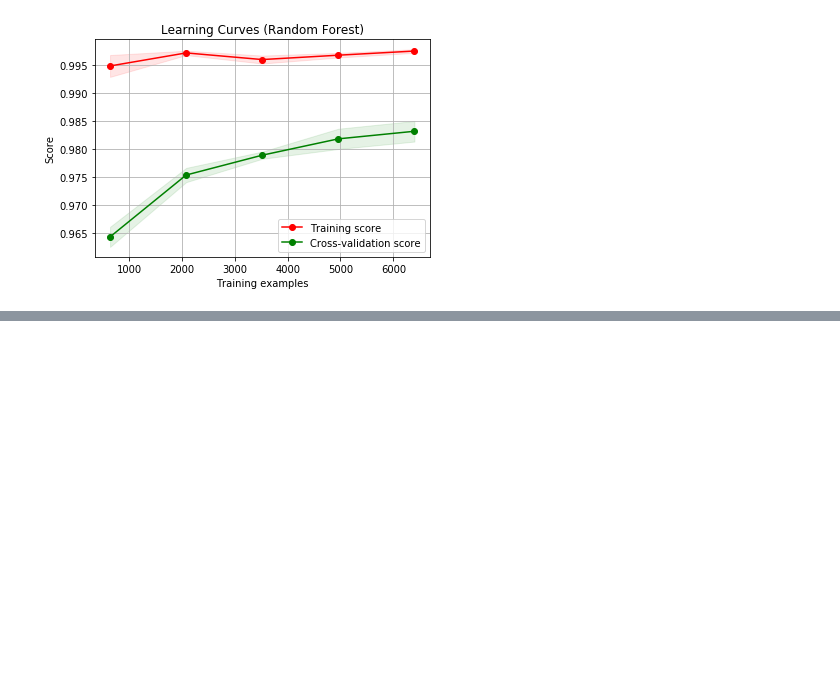
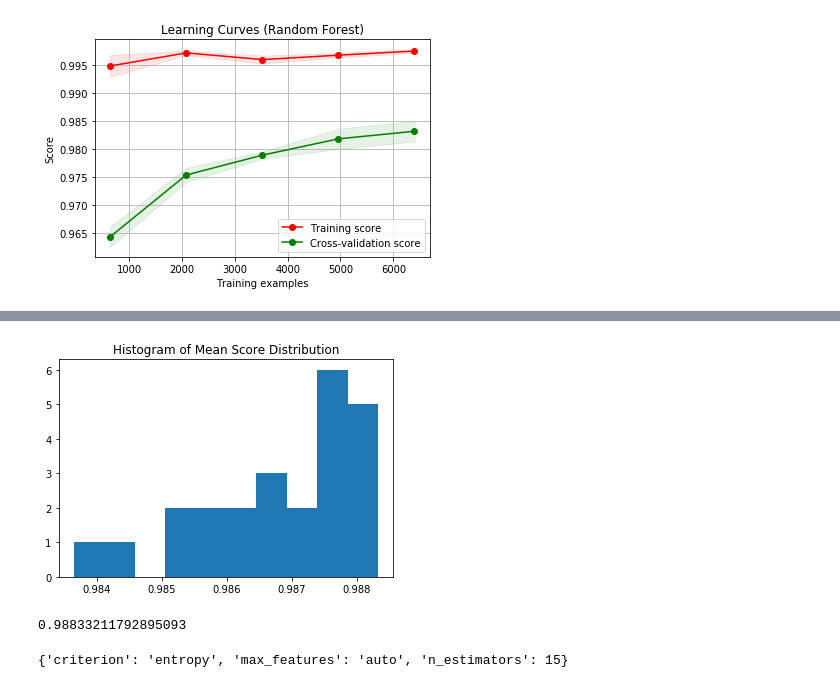
Before and after one commit to hhz-analytics-team/hr-competition, a Jupyter notebook: hr_competition_10_random_forest.ipynb, the cells around one changed output, grey strips where cells are left out. Drawn from its saved outputs; the diff is of its cells as text; code cells hidden in the pictures; blank space fills up the shorter version.

Commit message:
Hyperparameter Tuning with GridSearchCV for Random Forest

```diff
--- a/hr_competition_10_random_forest.ipynb
+++ b/hr_competition_10_random_forest.ipynb
@@ -229,0 +245,8 @@ plt.show()
+# %%
+clf = RandomForestClassifier()
+# %%
+param_space = {'n_estimators':[5,10,15,20], 'criterion':['gini', 'entropy'], 'max_features':['auto', 'log2', 'sqrt']}
+# %%
+gs = GridSearchCV(clf, param_space, cv=10)
+# %%
+gs.fit(X_train_scaled, y_train)
@@ -229,0 +266,14 @@ plt.show()
+# %%
+scores = pd.DataFrame(gs.grid_scores_)
+plt.hist(scores['mean_validation_score'], bins=10)
+plt.title('Histogram of Mean Score Distribution');
+# %% [output]
+[figure, added]
+# %%
+gs.best_score_
+# %% [output]
+0.98833211792895093
+# %%
+gs.best_params_
+# %% [output]
+{'criterion': 'entropy', 'max_features': 'auto', 'n_estimators': 15}
```
Also changed, not shown: parts of 15 cells of this notebook, 2 other files.
